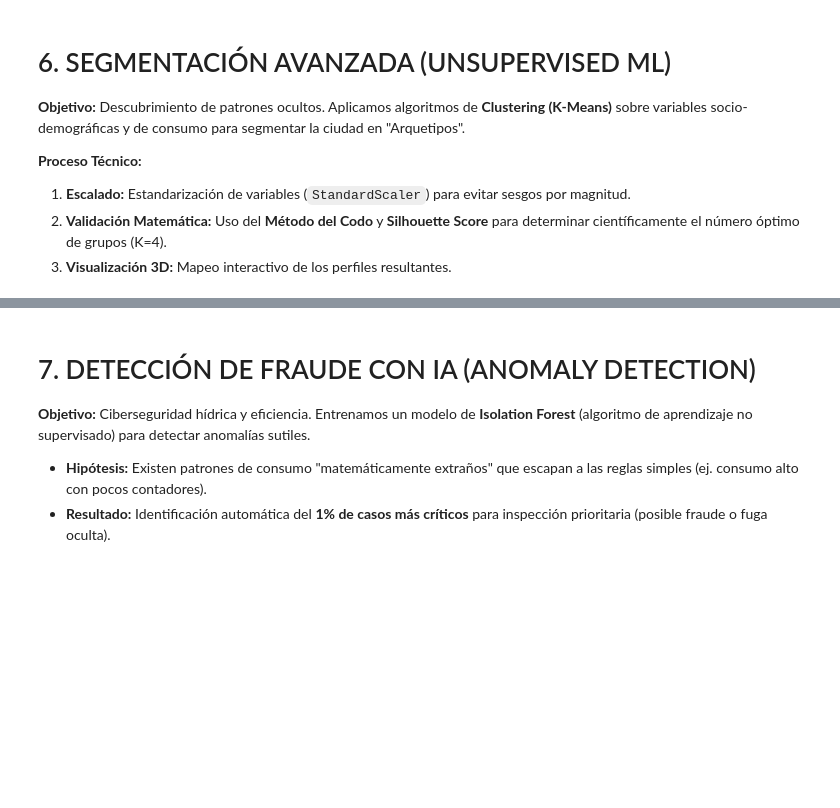
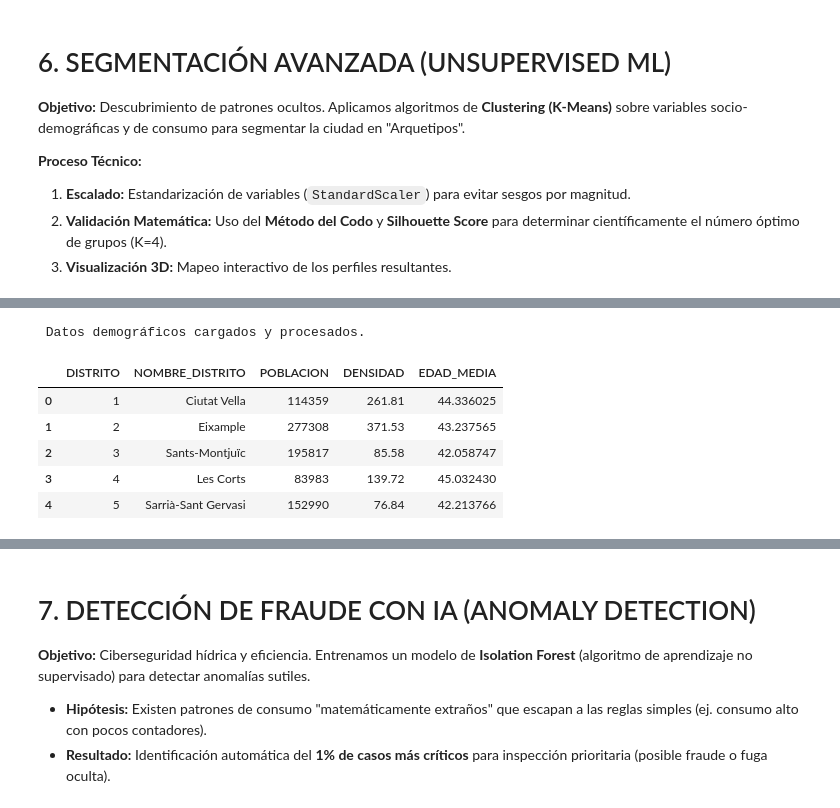
Before and after one commit to dragoscalin33/Aguas_Barcelona_Consumo_2023_2024, a Jupyter notebook: notebooks/aguas_barcelona.ipynb, the cells around one changed output, grey strips where cells are left out. Cells and saved outputs as stored; diff of their text form; code cells hidden in the pictures; blank space fills up the shorter version.

```diff
--- a/notebooks/aguas_barcelona.ipynb
+++ b/notebooks/aguas_barcelona.ipynb
@@ -2761,0 +2464,39 @@ INTERPRETACIÓN: Buscamos el 'codo' en la gráfica azul o el pico en la verde.
+# %%
+# --- CARGA Y LIMPIEZA DE DATOS DEMOGRÁFICOS ---
+
+# 1. Cargar el CSV
+df_demografico = pd.read_csv('datos_demograficos.csv')
+
+# 2. Renombrar columnas para que coincidan con el estándar del proyecto
+df_demografico = df_demografico.rename(columns={
+    'number': 'DISTRITO',             # Clave para el merge
+    'district': 'NOMBRE_DISTRITO',
+    'population_total': 'POBLACION',
+    'área_ha': 'AREA_HA',
+    'densidad_res_por_ha': 'DENSIDAD'
+})
+
+# 3. CALCULAR EDAD MEDIA PONDERADA (Ingeniería de características)
+# Como tenemos edad media de hombres y mujeres por separado, calculamos la global
+df_demografico['EDAD_MEDIA'] = (
+    (df_demografico['avg_age_men'] * df_demografico['men_est']) +
+    (df_demografico['avg_age_women'] * df_demografico['women_est'])
+) / df_demografico['POBLACION']
+
+# 4. Asegurar que el ID de distrito sea del mismo tipo (string) para evitar errores de merge
+# En el dataset de agua suelen ser strings '01', '02'... o enteros. Estandarizamos a String.
+df_demografico['DISTRITO'] = df_demografico['DISTRITO'].astype(str)
+
+# (Opcional) Si tus datos de agua usan '01' en vez de '1', descomenta la siguiente línea:
+# df_demografico['DISTRITO'] = df_demografico['DISTRITO'].apply(lambda x: x.zfill(2))
+
+print(" Datos demográficos cargados y procesados.")
+display(df_demografico[['DISTRITO', 'NOMBRE_DISTRITO', 'POBLACION', 'DENSIDAD', 'EDAD_MEDIA']].head())
+# %% [output]
+ Datos demográficos cargados y procesados.
+|  | DISTRITO | NOMBRE_DISTRITO | POBLACION | DENSIDAD | EDAD_MEDIA |
+| 0 | 1 | Ciutat Vella | 114359 | 261.81 | 44.336025 |
+| 1 | 2 | Eixample | 277308 | 371.53 | 43.237565 |
+| 2 | 3 | Sants-Montjuïc | 195817 | 85.58 | 42.058747 |
+| 3 | 4 | Les Corts | 83983 | 139.72 | 45.032430 |
+| 4 | 5 | Sarrià-Sant Gervasi | 152990 | 76.84 | 42.213766 |
```
Also changed, not shown: parts of 6 cells of this notebook.
